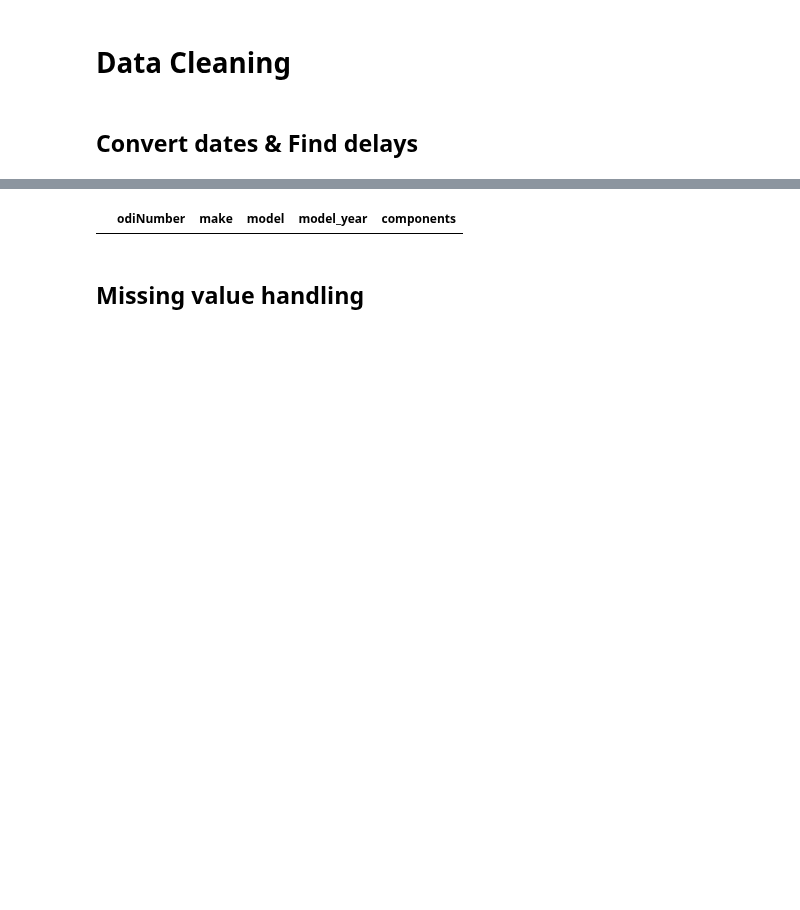
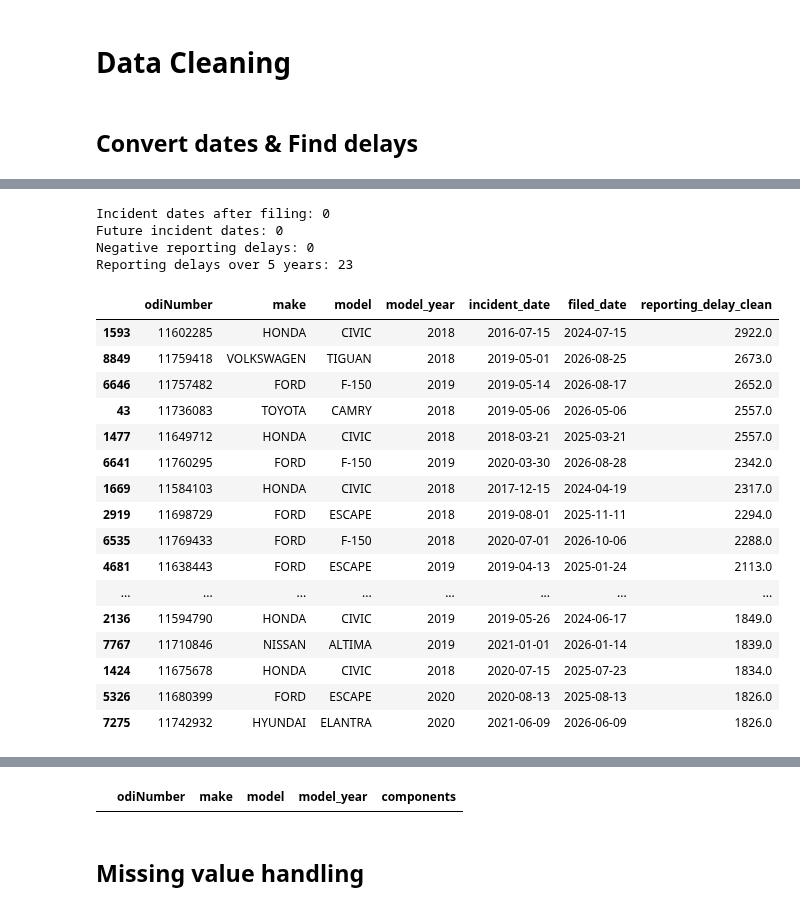
Before and after one commit to xinyishen348/DATA1030-Midterm-Xinfinity, a Jupyter notebook: notebooks/00_shared_preprocessing.ipynb, the cells around one changed output, grey strips where cells are left out. Saved outputs shown, nothing was run; the diff lists cells and outputs as text; code cells hidden in the pictures; blank space fills up the shorter version.

```diff
--- a/notebooks/00_shared_preprocessing.ipynb
+++ b/notebooks/00_shared_preprocessing.ipynb
@@ -707,4 +755,50 @@ max      15778.000000
 Name: reporting_delay_clean, dtype: float64
+# %%
+# Additional Date validation
+today = pd.Timestamp.now()
+
+print("Incident dates after filing:", (df_clean["incident_date"] > df_clean["filed_date"]).sum())
+
+print("Future incident dates:", (df_clean["incident_date"] > today).sum())
+
+print("Negative reporting delays:", (df_clean["reporting_delay"] < 0).sum())
+
+print("Reporting delays over 5 years:", (df_clean["reporting_delay_clean"] > 365 * 5).sum())
+# %% [output]
+Incident dates after filing: 0
+Future incident dates: 0
+Negative reporting delays: 0
+Reporting delays over 5 years: 23
+# %%
+long_delay = df_clean[
+    df_clean["reporting_delay_clean"] > 365 * 5
+]
+
+display(
+    long_delay[
+        ["odiNumber", "make", "model", "model_year",
+         "incident_date", "filed_date",
+         "reporting_delay_clean"]
+    ].sort_values("reporting_delay_clean", ascending=False)
+)
+# %% [output]
+|  | odiNumber | make | model | model_year | incident_date | filed_date | reporting_delay_clean |
+| 1593 | 11602285 | HONDA | CIVIC | 2018 | 2016-07-15 | 2024-07-15 | 2922.0 |
+| 8849 | 11759418 | VOLKSWAGEN | TIGUAN | 2018 | 2019-05-01 | 2026-08-25 | 2673.0 |
+| 6646 | 11757482 | FORD | F-150 | 2019 | 2019-05-14 | 2026-08-17 | 2652.0 |
+| 43 | 11736083 | TOYOTA | CAMRY | 2018 | 2019-05-06 | 2026-05-06 | 2557.0 |
+| 1477 | 11649712 | HONDA | CIVIC | 2018 | 2018-03-21 | 2025-03-21 | 2557.0 |
+| 6641 | 11760295 | FORD | F-150 | 2019 | 2020-03-30 | 2026-08-28 | 2342.0 |
+| 1669 | 11584103 | HONDA | CIVIC | 2018 | 2017-12-15 | 2024-04-19 | 2317.0 |
+| 2919 | 11698729 | FORD | ESCAPE | 2018 | 2019-08-01 | 2025-11-11 | 2294.0 |
+| 6535 | 11769433 | FORD | F-150 | 2018 | 2020-07-01 | 2026-10-06 | 2288.0 |
+| 4681 | 11638443 | FORD | ESCAPE | 2019 | 2019-04-13 | 2025-01-24 | 2113.0 |
+| ... | ... | ... | ... | ... | ... | ... | ... |
+| 2136 | 11594790 | HONDA | CIVIC | 2019 | 2019-05-26 | 2024-06-17 | 1849.0 |
+| 7767 | 11710846 | NISSAN | ALTIMA | 2019 | 2021-01-01 | 2026-01-14 | 1839.0 |
+| 1424 | 11675678 | HONDA | CIVIC | 2018 | 2020-07-15 | 2025-07-23 | 1834.0 |
+| 5326 | 11680399 | FORD | ESCAPE | 2020 | 2020-08-13 | 2025-08-13 | 1826.0 |
+| 7275 | 11742932 | HYUNDAI | ELANTRA | 2020 | 2021-06-09 | 2026-06-09 | 1826.0 |
 # %%
 print("Total rows:", len(df_clean))
 print("Unique ODI numbers:", df_clean["odiNumber"].nunique())
```
Also changed, not shown: parts of 43 cells of this notebook, 3 other files.
